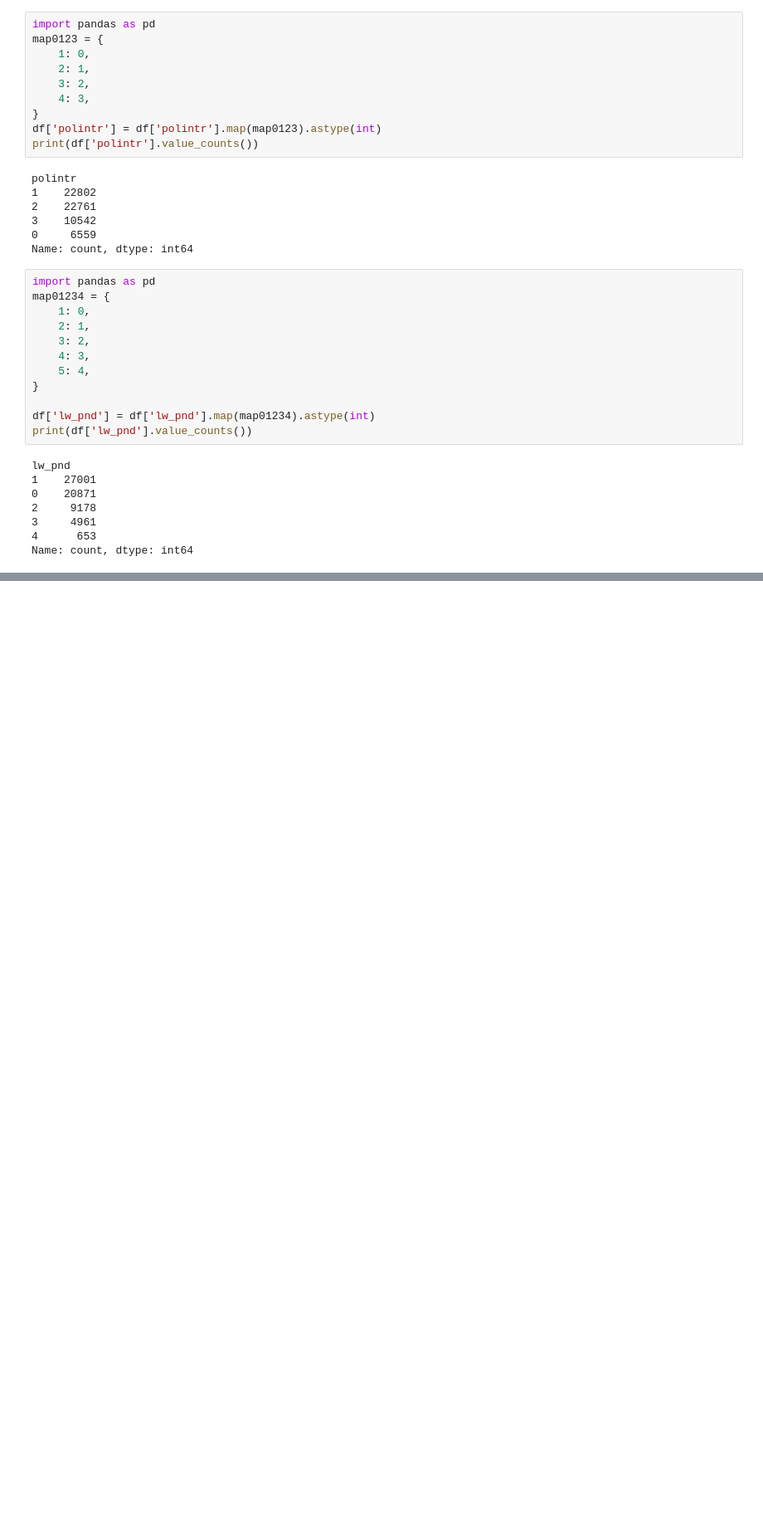
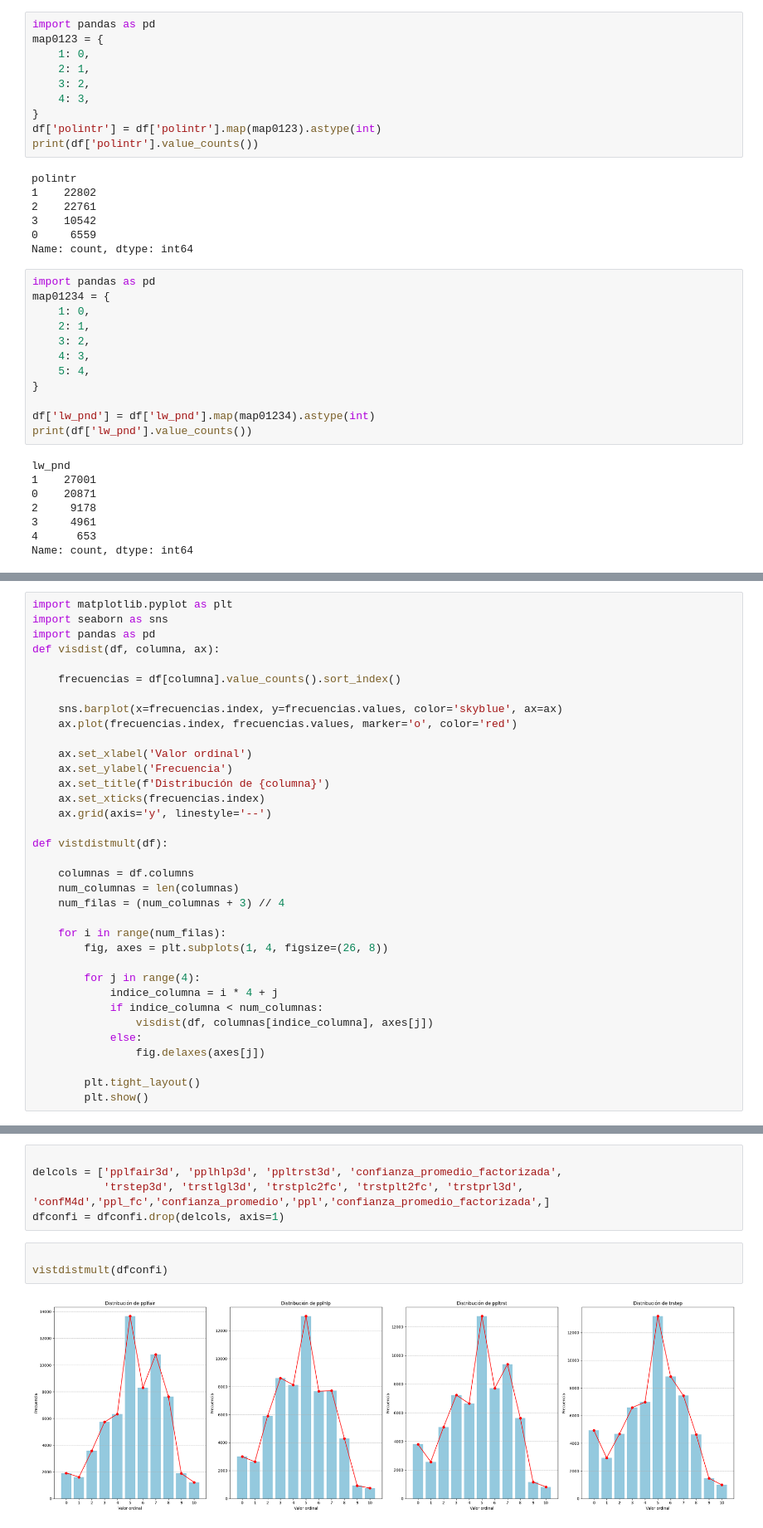
Before and after one commit to JosBerGon34/4GA.DataScience, a Jupyter notebook: src/PASO5/P5.2-FE-CAT.ipynb, the cells around one changed output, grey strips where cells are left out. Shown at 83% size. Saved outputs shown, nothing was run; the diff lists cells and outputs as text; blank space fills up the shorter version.

```diff
--- a/src/PASO5/P5.2-FE-CAT.ipynb
+++ b/src/PASO5/P5.2-FE-CAT.ipynb
@@ -119,0 +258,35 @@ Name: count, dtype: int64
+# %%
+import matplotlib.pyplot as plt
+import seaborn as sns
+import pandas as pd
+def visdist(df, columna, ax):
+
+    frecuencias = df[columna].value_counts().sort_index()
+
+    sns.barplot(x=frecuencias.index, y=frecuencias.values, color='skyblue', ax=ax)
+    ax.plot(frecuencias.index, frecuencias.values, marker='o', color='red')
+
+    ax.set_xlabel('Valor ordinal')
+    ax.set_ylabel('Frecuencia')
+    ax.set_title(f'Distribución de {columna}')
+    ax.set_xticks(frecuencias.index)
+    ax.grid(axis='y', linestyle='--')
+
+def vistdistmult(df):
+
+    columnas = df.columns
+    num_columnas = len(columnas)
+    num_filas = (num_columnas + 3) // 4
+
+    for i in range(num_filas):
+        fig, axes = plt.subplots(1, 4, figsize=(26, 8))
+
+        for j in range(4):
+            indice_columna = i * 4 + j
+            if indice_columna < num_columnas:
+                visdist(df, columnas[indice_columna], axes[j])
+            else:
+                fig.delaxes(axes[j])
+
+        plt.tight_layout()
+        plt.show()
@@ -119,0 +302,10 @@ Name: count, dtype: int64
+# %%
+
+delcols = ['pplfair3d', 'pplhlp3d', 'ppltrst3d', 'confianza_promedio_factorizada',
+           'trstep3d', 'trstlgl3d', 'trstplc2fc', 'trstplt2fc', 'trstprl3d', 'confM4d','ppl_fc','confianza_promedio','ppl','confianza_promedio_factorizada',]
+dfconfi = dfconfi.drop(delcols, axis=1)
+# %%
+
+vistdistmult(dfconfi)
+# %% [output]
+[figure, added]
```
Also changed, not shown: parts of 25 cells of this notebook, 2 other files.
